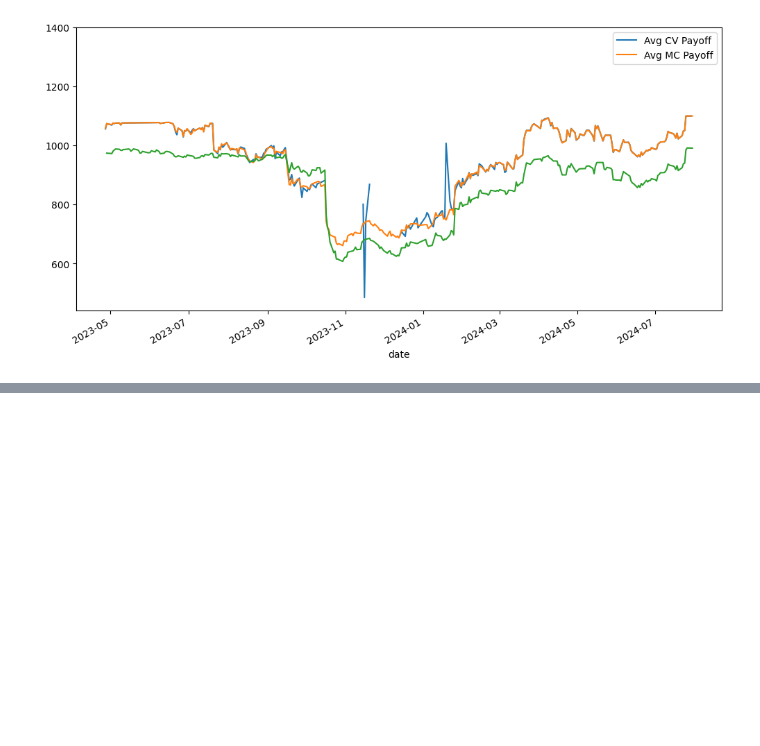
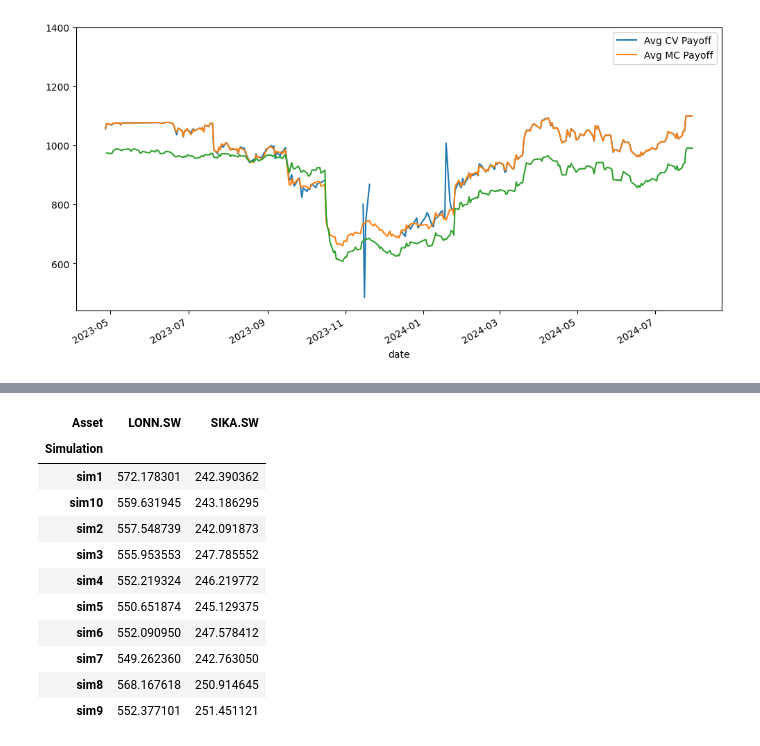
Before and after one commit to weiyuanoh/MH4518, a Jupyter notebook: WY/Model Notebooks/VarianceReduction.ipynb, the cells around one changed output, grey strips where cells are left out. Saved outputs shown, nothing was run; the diff lists cells and outputs as text; code cells hidden in the pictures; blank space fills up the shorter version.

```diff
--- a/WY/Model Notebooks/VarianceReduction.ipynb
+++ b/WY/Model Notebooks/VarianceReduction.ipynb
@@ -196,3 +170,6 @@ productprice.plot(ax = ax)
 # %% [output]
 <Axes: xlabel='date'>
 [figure]
+# %%
+sim_t = gbm.multi_asset_gbm_n_sims(plot= False, plotasset= False, nsims=10, data = data, fdos= cs.initial_fixing_date)
+sim_t.columns
@@ -198,0 +202,16 @@ productprice.plot(ax = ax)
+# %%
+terminal = vr.restructure_simulated_paths(sim_t)
+terminal
+# %% [output]
+| Asset | LONN.SW | SIKA.SW |
+| Simulation |  |  |
+| sim1 | 572.178301 | 242.390362 |
+| sim10 | 559.631945 | 243.186295 |
+| sim2 | 557.548739 | 242.091873 |
+| sim3 | 555.953553 | 247.785552 |
+| sim4 | 552.219324 | 246.219772 |
+| sim5 | 550.651874 | 245.129375 |
+| sim6 | 552.090950 | 247.578412 |
+| sim7 | 549.262360 | 242.763050 |
+| sim8 | 568.167618 | 250.914645 |
+| sim9 | 552.377101 | 251.451121 |
```
Also changed, not shown: parts of 12 cells of this notebook, 6 other files.
